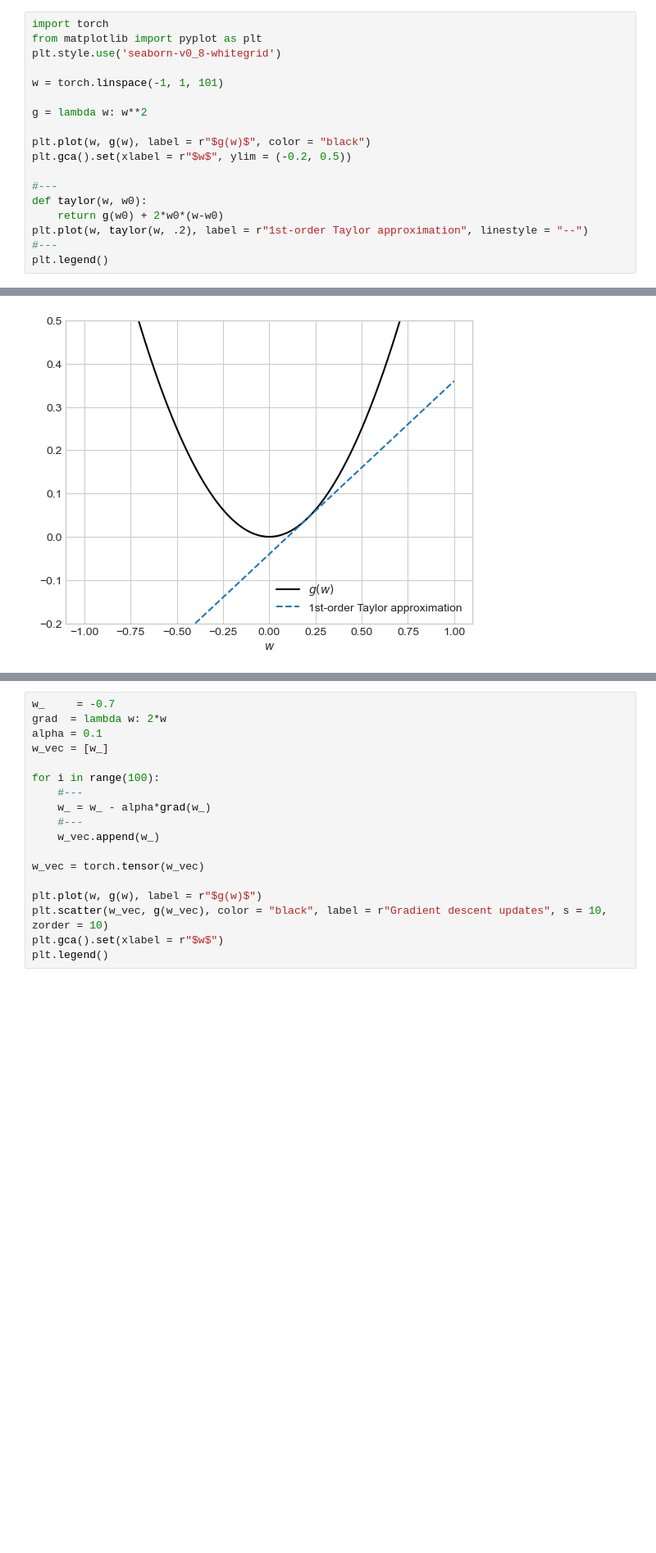
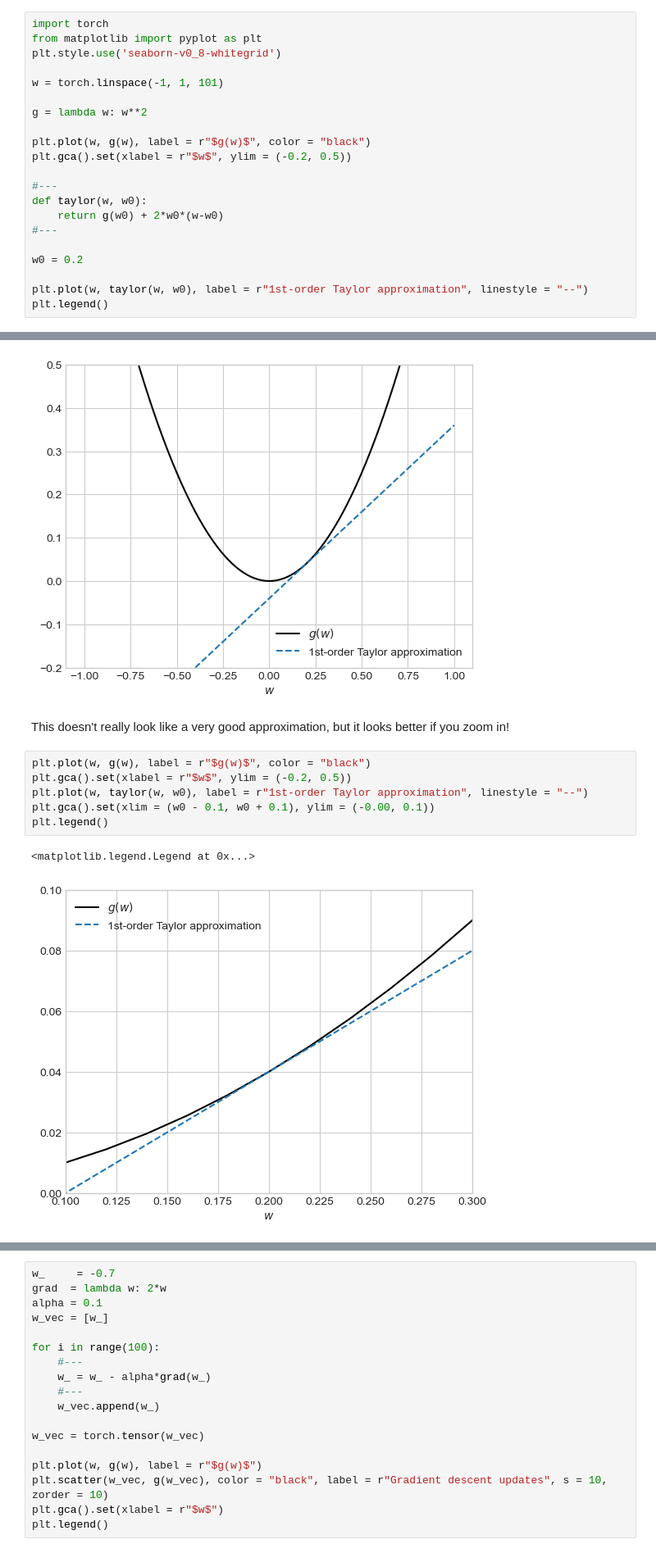
Before and after one commit to PhilChodrow/ml-notes, a Jupyter notebook: source/23-gradient-descent.ipynb, the cells around one changed output, grey strips where cells are left out. Shown at 82% size. Drawn from its saved outputs; the diff is of its cells as text; blank space fills up the shorter version.

```diff
--- a/source/23-gradient-descent.ipynb
+++ b/source/23-gradient-descent.ipynb
@@ -90,12 +90,26 @@ plt.gca().set(xlabel = r"$w$", ylim = (-0.2, 0.5))
 #---
 def taylor(w, w0):
     return g(w0) + 2*w0*(w-w0)
-plt.plot(w, taylor(w, .2), label = r"1st-order Taylor approximation", linestyle = "--")
 #---
+
+w0 = 0.2
+
+plt.plot(w, taylor(w, w0), label = r"1st-order Taylor approximation", linestyle = "--")
 plt.legend()
 # %% [output]
 <matplotlib.legend.Legend at 0x...>
 [figure]
+# %% [markdown]
+This doesn't really look like a very good approximation, but it looks better if you zoom in!
+# %%
+plt.plot(w, g(w), label = r"$g(w)$", color = "black")
+plt.gca().set(xlabel = r"$w$", ylim = (-0.2, 0.5))
+plt.plot(w, taylor(w, w0), label = r"1st-order Taylor approximation", linestyle = "--")
+plt.gca().set(xlim = (w0 - 0.1, w0 + 0.1), ylim = (-0.00, 0.1))
+plt.legend()
+# %% [output]
+<matplotlib.legend.Legend at 0x...>
+[figure, added]
 # %% [markdown]
 ## Gradient Descent in 1 dimension
 
```
Also changed, not shown: parts of 5 cells of this notebook, 20 other files.
